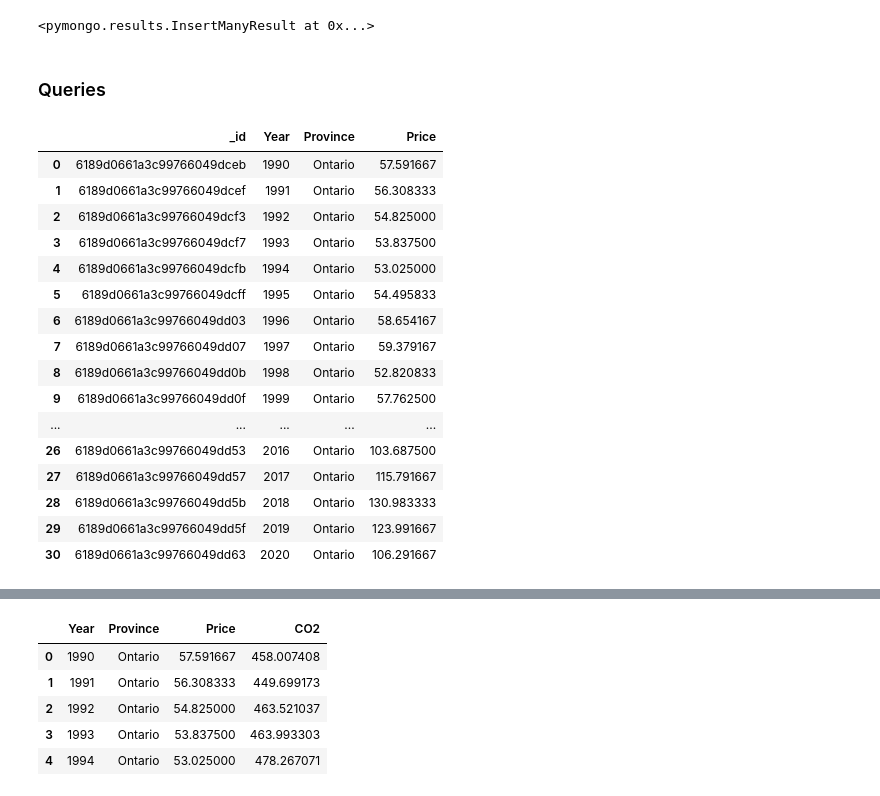
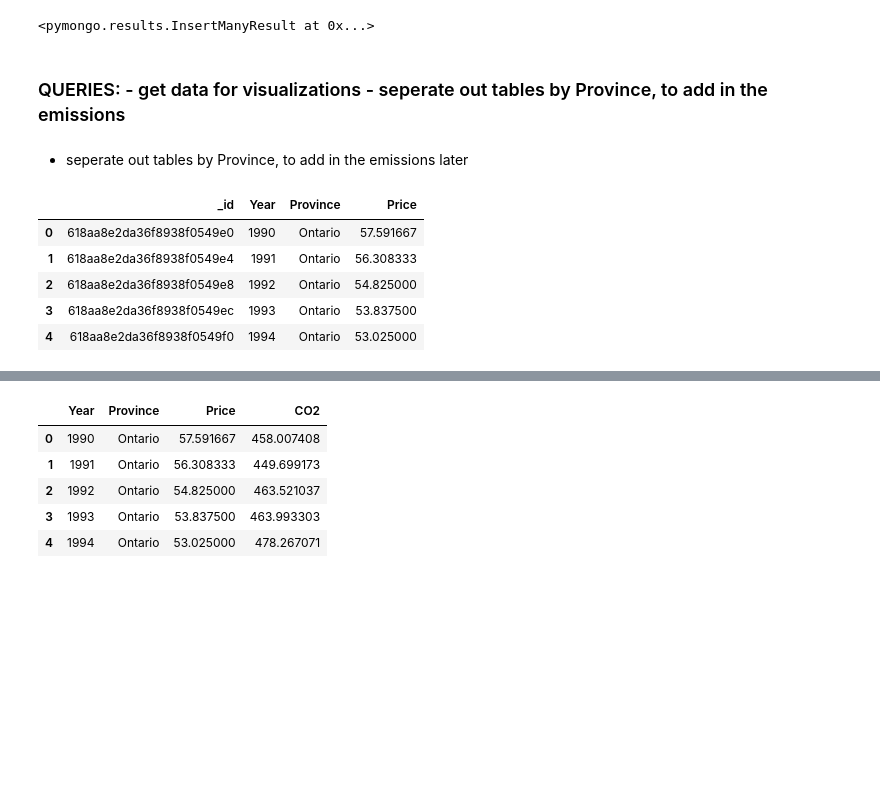
Before and after one commit to SherryKennedy/ETL-CO2_vs_Gas_Prices, a Jupyter notebook: Data_to_Mongo.ipynb, the cells around one changed output, grey strips where cells are left out. Cells and saved outputs as stored; diff of their text form; code cells hidden in the pictures; blank space fills up the shorter version.

```diff
--- a/Data_to_Mongo.ipynb
+++ b/Data_to_Mongo.ipynb
@@ -43,31 +43,22 @@ mng_col2.delete_many({})
 mng_col2.insert_many(data_ged_json)
 # %% [output]
 <pymongo.results.InsertManyResult at 0x...>
-# %% [markdown]
-### Queries
+# %% [markdown]
+### QUERIES:   - get data for visualizations - seperate out tables by Province, to add in the emissions
+# %% [markdown]
+- seperate out tables by Province, to add in the emissions later
 # %%
 #Get Ontario Data List as DataFrame
 collection = mng_db.gas_prices
 ont_col = pd.DataFrame(list(mng_db.gas_prices.find({'Province':'Ontario'})))
-ont_col
+ont_col.head()
 # %% [output]
 |  | _id | Year | Province | Price |
-| 0 | 6189d0661a3c99766049dceb | 1990 | Ontario | 57.591667 |
-| 1 | 6189d0661a3c99766049dcef | 1991 | Ontario | 56.308333 |
-| 2 | 6189d0661a3c99766049dcf3 | 1992 | Ontario | 54.825000 |
-| 3 | 6189d0661a3c99766049dcf7 | 1993 | Ontario | 53.837500 |
-| 4 | 6189d0661a3c99766049dcfb | 1994 | Ontario | 53.025000 |
-| 5 | 6189d0661a3c99766049dcff | 1995 | Ontario | 54.495833 |
-| 6 | 6189d0661a3c99766049dd03 | 1996 | Ontario | 58.654167 |
-| 7 | 6189d0661a3c99766049dd07 | 1997 | Ontario | 59.379167 |
-| 8 | 6189d0661a3c99766049dd0b | 1998 | Ontario | 52.820833 |
-| 9 | 6189d0661a3c99766049dd0f | 1999 | Ontario | 57.762500 |
-| ... | ... | ... | ... | ... |
-| 26 | 6189d0661a3c99766049dd53 | 2016 | Ontario | 103.687500 |
-| 27 | 6189d0661a3c99766049dd57 | 2017 | Ontario | 115.791667 |
-| 28 | 6189d0661a3c99766049dd5b | 2018 | Ontario | 130.983333 |
-| 29 | 6189d0661a3c99766049dd5f | 2019 | Ontario | 123.991667 |
-| 30 | 6189d0661a3c99766049dd63 | 2020 | Ontario | 106.291667 |
+| 0 | 618aa8e2da36f8938f0549e0 | 1990 | Ontario | 57.591667 |
+| 1 | 618aa8e2da36f8938f0549e4 | 1991 | Ontario | 56.308333 |
+| 2 | 618aa8e2da36f8938f0549e8 | 1992 | Ontario | 54.825000 |
+| 3 | 618aa8e2da36f8938f0549ec | 1993 | Ontario | 53.837500 |
+| 4 | 618aa8e2da36f8938f0549f0 | 1994 | Ontario | 53.025000 |
 # %%
 #Get BC Data List as DataFrame
 bc_col = pd.DataFrame(list(mng_db.gas_prices.find({'Province':'British Columbia'})))
```
Also changed, not shown: parts of 32 cells of this notebook.
